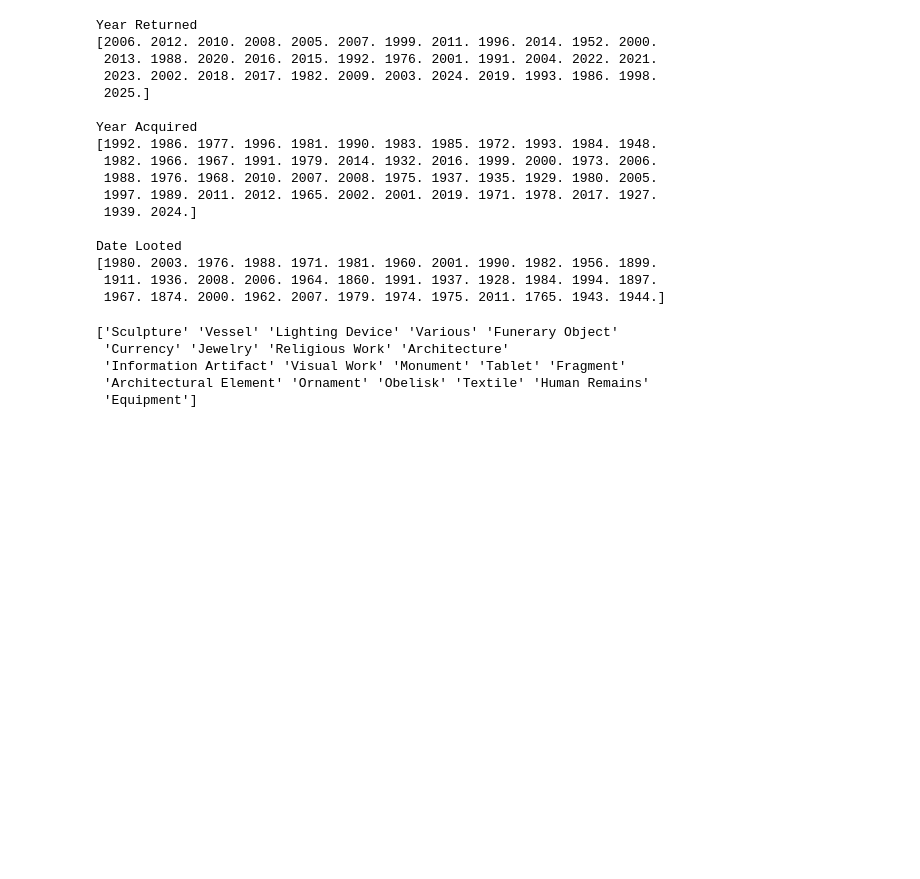
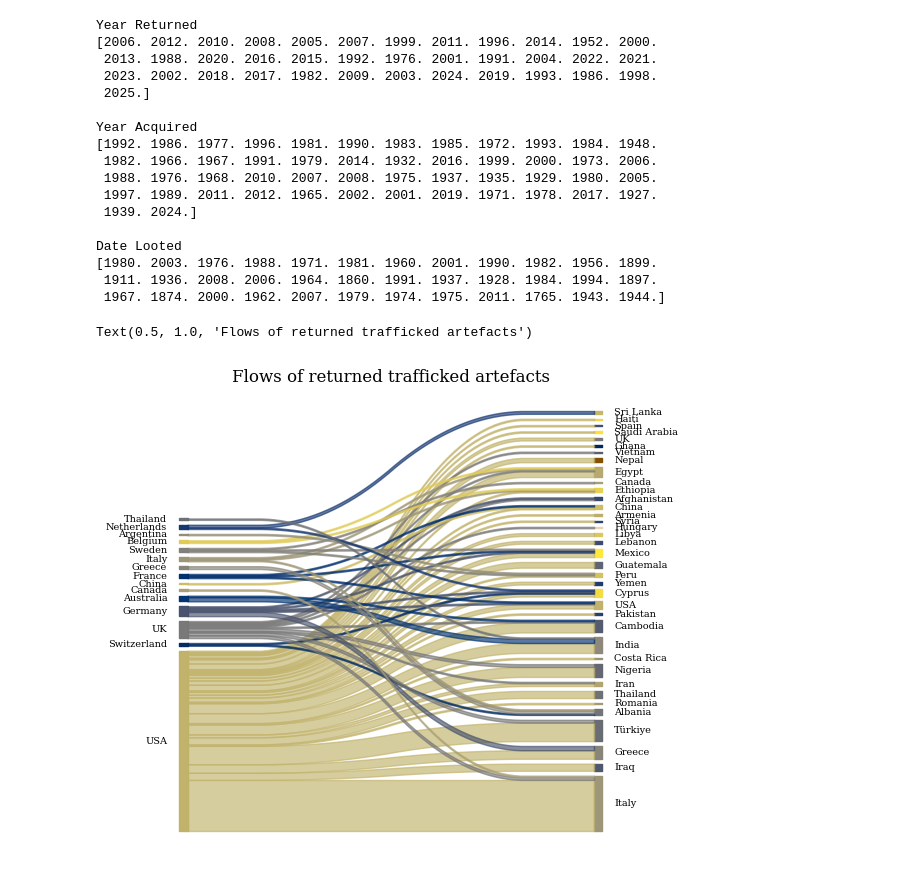
Before and after one commit to anneleschallierdelisle/final_project_looted_artefacts, a Jupyter notebook: notebooks/mola_api_data.ipynb, the cells around one changed output. Cells and saved outputs as stored; diff of their text form; code cells hidden in the pictures; blank space fills up the shorter version.

Commit message:
add sankey diagram for mola sending and receiving countries

```diff
--- a/notebooks/mola_api_data.ipynb
+++ b/notebooks/mola_api_data.ipynb
@@ -280,13 +282,7 @@ Date Looted
  1967. 1874. 2000. 1962. 2007. 1979. 1974. 1975. 2011. 1765. 1943. 1944.]
 # %%
 df_mola_final["Object Type"] = df_mola_final["Object Type"].str.split(" – ").str[0].str.strip()
-print(df_mola_final["Object Type"].dropna().unique())
+#print(df_mola_final["Object Type"].dropna().unique())
-# %% [output]
-['Sculpture' 'Vessel' 'Lighting Device' 'Various' 'Funerary Object'
- 'Currency' 'Jewelry' 'Religious Work' 'Architecture'
- 'Information Artifact' 'Visual Work' 'Monument' 'Tablet' 'Fragment'
- 'Architectural Element' 'Ornament' 'Obelisk' 'Textile' 'Human Remains'
- 'Equipment']
 # %%
 df_mola_final = df_mola_final[["id", "Object Type", "Object Materials", "Sending Country", "Receiving Country","Year Returned","Year Acquired","Date Looted"]]
 df_mola_final.columns = df_mola_final.columns.str.strip().str.lower().str.replace(" ","_")
@@ -296,0 +293,29 @@ df_mola_final.to_csv("../data/raw/mola_artefacts.csv", sep = ';', index = False,
+# %%
+
+
+df = df_mola_final[df_mola_final["sending_country"].notna() & df_mola_final["receiving_country"].notna()]
+
+# toutes les catégories uniques
+labels = list(set(df["sending_country"]).union(set(df["receiving_country"])))
+
+cmap = plt.get_cmap("cividis", len(labels))
+base_colors = [cmap(i) for i in range(len(labels))]
+
+accent = "#825000"        # marron
+beige = "#E6D3B3"         # beige doux
+
+n = len(base_colors)
+
+if n > 2:
+    base_colors[0] = accent          # début (gauche)
+    base_colors[n // 2] = beige      # milieu
+
+colors = {label: base_colors[i] for i, label in enumerate(labels)}
+
+sankey(df["sending_country"], df["receiving_country"], aspect=40, colorDict=colors, fontsize=7)
+
+plt.savefig("../figures/trafficked_artefacts_returns_flows.png", dpi=300, bbox_inches="tight")
+plt.title("Flows of returned trafficked artefacts")
+# %% [output]
+Text(0.5, 1.0, 'Flows of returned trafficked artefacts')
+[figure, added]
```
Also changed, not shown: parts of 3 cells of this notebook, 4 other files.
